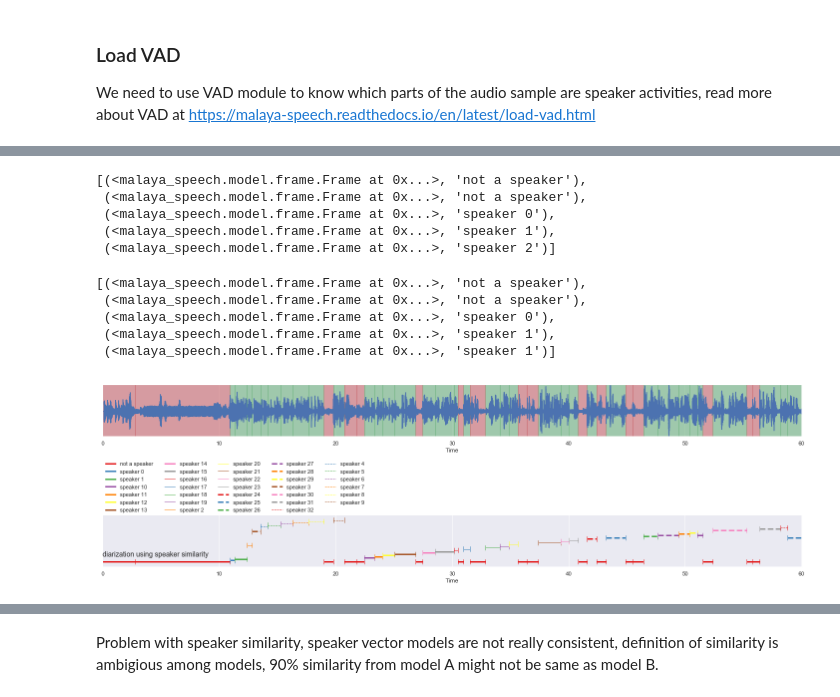
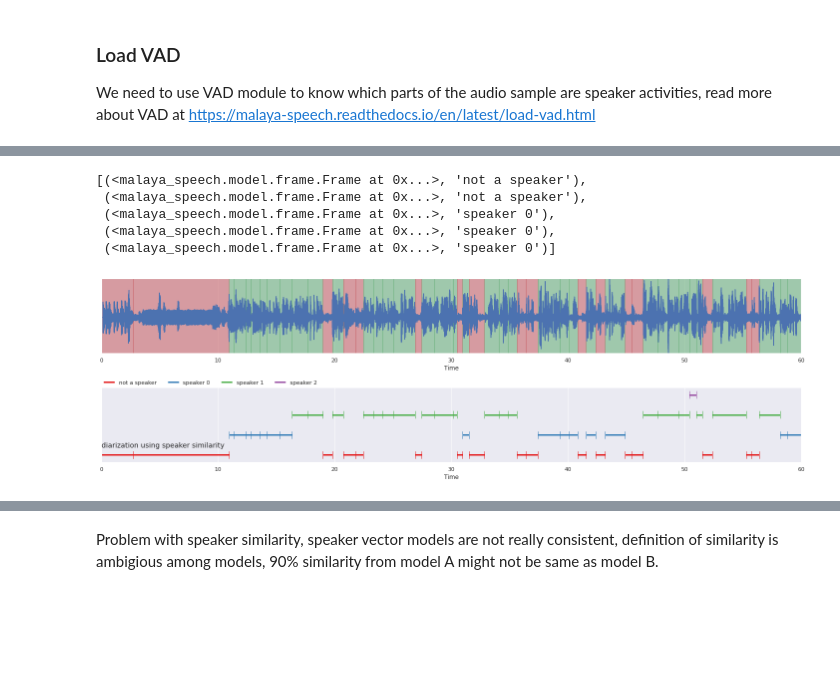
Before and after one commit to mesolitica/malaya-speech, a Jupyter notebook: docs/load-diarization-speaker-similarity.ipynb, the cells around one changed output, grey strips where cells are left out. Drawn from its saved outputs; the diff is of its cells as text; code cells hidden in the pictures; blank space fills up the shorter version.

````diff
--- a/docs/load-diarization-speaker-similarity.ipynb
+++ b/docs/load-diarization-speaker-similarity.ipynb
@@ -38,0 +40,2 @@ model_vggvox2 = malaya_speech.speaker_vector.deep_model('vggvox-v2')
+# %%
+model = malaya_speech.speaker_vector.nemo(model = 'huseinzol05/nemo-titanet_large')
@@ -124,33 +132,25 @@ def speaker_similarity(
     """
 ```
 # %%
-result_diarization_conformer = malaya_speech.diarization.speaker_similarity(grouped_vad, model_conformer)
-result_diarization_conformer[:5]
+result_diarization = malaya_speech.diarization.speaker_similarity(grouped_vad, model,
+                                                                           similarity_threshold = 0.6)
+result_diarization[:5]
 # %% [output]
 [(<malaya_speech.model.frame.Frame at 0x...>, 'not a speaker'),
  (<malaya_speech.model.frame.Frame at 0x...>, 'not a speaker'),
  (<malaya_speech.model.frame.Frame at 0x...>, 'speaker 0'),
- (<malaya_speech.model.frame.Frame at 0x...>, 'speaker 1'),
- (<malaya_speech.model.frame.Frame at 0x...>, 'speaker 2')]
+ (<malaya_speech.model.frame.Frame at 0x...>, 'speaker 0'),
+ (<malaya_speech.model.frame.Frame at 0x...>, 'speaker 0')]
-# %%
-result_diarization_vggvox2 = malaya_speech.diarization.speaker_similarity(grouped_vad, model_vggvox2)
-result_diarization_vggvox2[:5]
-# %% [output]
-[(<malaya_speech.model.frame.Frame at 0x...>, 'not a speaker'),
- (<malaya_speech.model.frame.Frame at 0x...>, 'not a speaker'),
- (<malaya_speech.model.frame.Frame at 0x...>, 'speaker 0'),
- (<malaya_speech.model.frame.Frame at 0x...>, 'speaker 1'),
- (<malaya_speech.model.frame.Frame at 0x...>, 'speaker 1')]
 # %%
 nrows = 2
 fig, ax = plt.subplots(nrows = nrows, ncols = 1)
 fig.set_figwidth(20)
 fig.set_figheight(nrows * 3)
 malaya_speech.extra.visualization.visualize_vad(y, grouped_vad, sr, ax = ax[0])
-malaya_speech.extra.visualization.plot_classification(result_diarization_conformer,
+malaya_speech.extra.visualization.plot_classification(result_diarization,
                                                       'diarization using speaker similarity', ax = ax[1],
                                                      x_text = 0.01)
 fig.tight_layout()
 plt.show()
 # %% [output]
-[figure, old version]
+[figure, new version]
````
Also changed, not shown: parts of 11 cells of this notebook, 41 other files.
